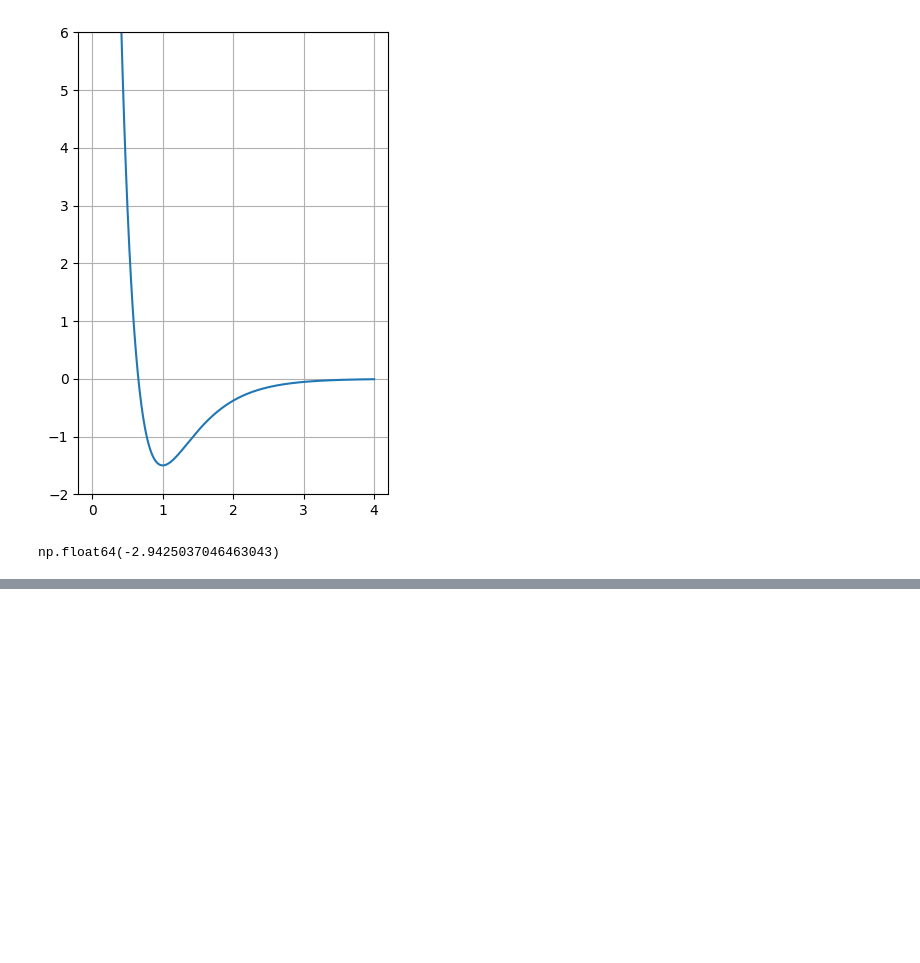
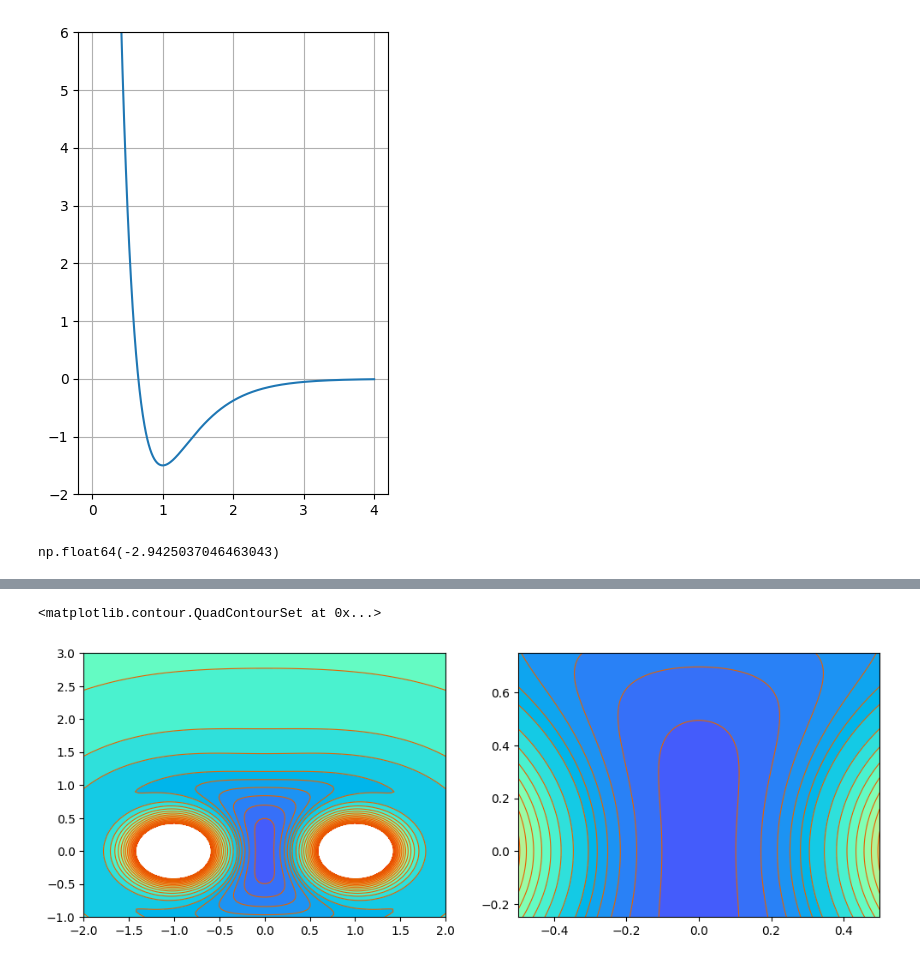
Before and after one commit to Asged/CompPhys, a Jupyter notebook: Week 03/W03B.ipynb, the cells around one changed output, grey strips where cells are left out. Cells and saved outputs as stored; diff of their text form; code cells hidden in the pictures; blank space fills up the shorter version.

```diff
--- a/Week 03/W03B.ipynb
+++ b/Week 03/W03B.ipynb
@@ -48,0 +47,34 @@ AttributeError: 'AtomicCluster' object has no attribute 'V'
+# %%
+fig, axes = plt.subplots(1, 2, figsize=(12, 4))
+pos0 = np.array([[-1.5, 1.5], [1, 0], [-1, 0]], dtype=float)
+cluster = AtomicCluster(morse, pos=pos0, static=[False, True, True])
+
+# Left subplot: full view
+xs = np.linspace(-2, 2, 100)
+ys = np.linspace(-1, 3, 100)
+xd, yd = np.meshgrid(xs, ys)
+zd = np.zeros(xd.shape)
+
+for i, j in np.ndindex(xd.shape):
+    cluster.pos[0] = [xd[i, j], yd[i, j]]
+    zd[i, j] = cluster.potential_energy
+
+levels = list(np.arange(-4.5, -2, 0.25)) + list(np.arange(-2, 5.001, 0.5))
+axes[0].contourf(xd, yd, zd, levels=levels, cmap="rainbow")
+axes[0].contour(xd, yd, zd, levels=levels, colors="#E66100", linewidths=0.8, linestyles="solid")
+
+# Right subplot: zoomed-in saddle region
+xs = np.linspace(-0.5, 0.5, 100)
+ys = np.linspace(-0.25, 0.75, 100)
+xd, yd = np.meshgrid(xs, ys)
+zd = np.zeros(xd.shape)
+
+for i, j in np.ndindex(xd.shape):
+    cluster.pos[0] = [xd[i, j], yd[i, j]]
+    zd[i, j] = cluster.potential_energy
+
+axes[1].contourf(xd, yd, zd, levels=levels, cmap="rainbow")
+axes[1].contour(xd, yd, zd, levels=levels, colors="#E66100", linewidths=0.8, linestyles="solid")
+# %% [output]
+<matplotlib.contour.QuadContourSet at 0x...>
+[figure, added]
```
Also changed, not shown: parts of 6 cells of this notebook, 9 other files.
